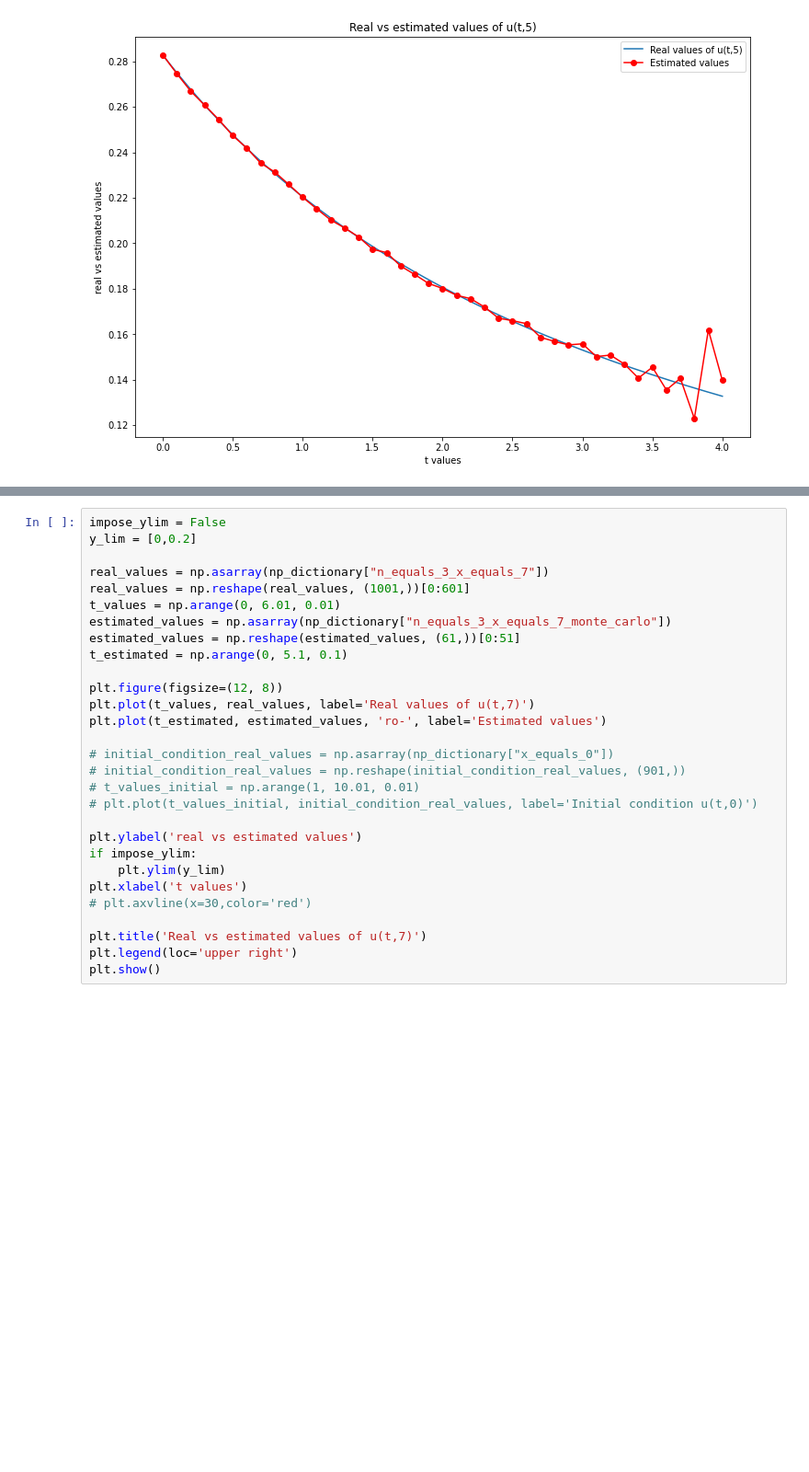
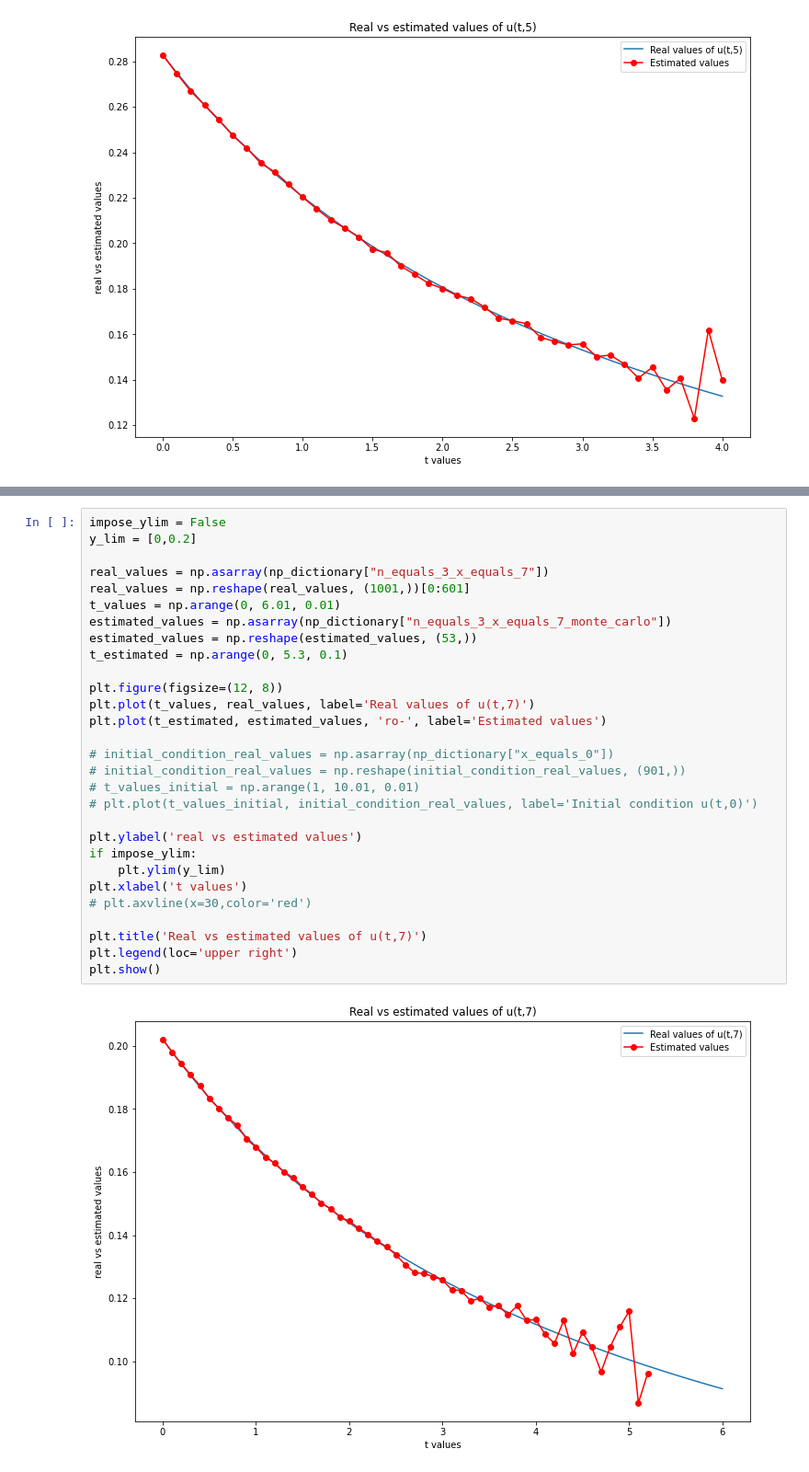
Before and after one commit to chanjuanyin/MH4900_Final_Year_Project_simulations, a Jupyter notebook: Branching_02/Plot_history.ipynb, the cells around one changed output, grey strips where cells are left out. Shown: that part at 92% size. Saved outputs shown, nothing was run; the diff lists cells and outputs as text; blank space fills up the shorter version.

```diff
--- a/Branching_02/Plot_history.ipynb
+++ b/Branching_02/Plot_history.ipynb
@@ -210,32 +212,34 @@ plt.show()
 # %%
 impose_ylim = False
 y_lim = [0,0.2]
 
 real_values = np.asarray(np_dictionary["n_equals_3_x_equals_7"])
 real_values = np.reshape(real_values, (1001,))[0:601]
 t_values = np.arange(0, 6.01, 0.01)
 estimated_values = np.asarray(np_dictionary["n_equals_3_x_equals_7_monte_carlo"])
-estimated_values = np.reshape(estimated_values, (61,))[0:51]
-t_estimated = np.arange(0, 5.1, 0.1)
+estimated_values = np.reshape(estimated_values, (53,))
+t_estimated = np.arange(0, 5.3, 0.1)
 
 plt.figure(figsize=(12, 8))
 plt.plot(t_values, real_values, label='Real values of u(t,7)')
 plt.plot(t_estimated, estimated_values, 'ro-', label='Estimated values')
 
 # initial_condition_real_values = np.asarray(np_dictionary["x_equals_0"])
 # initial_condition_real_values = np.reshape(initial_condition_real_values, (901,))
 # t_values_initial = np.arange(1, 10.01, 0.01)
 # plt.plot(t_values_initial, initial_condition_real_values, label='Initial condition u(t,0)')
 
 plt.ylabel('real vs estimated values')
 if impose_ylim:
     plt.ylim(y_lim)
 plt.xlabel('t values')
 # plt.axvline(x=30,color='red')
 
 plt.title('Real vs estimated values of u(t,7)')
 plt.legend(loc='upper right')
 plt.show()
+# %% [output]
+[figure, added]
 # %%
 impose_ylim = False
 y_lim = [0,0.2]
```
Also changed, not shown: parts of 1 cell of this notebook, 2 other files.
